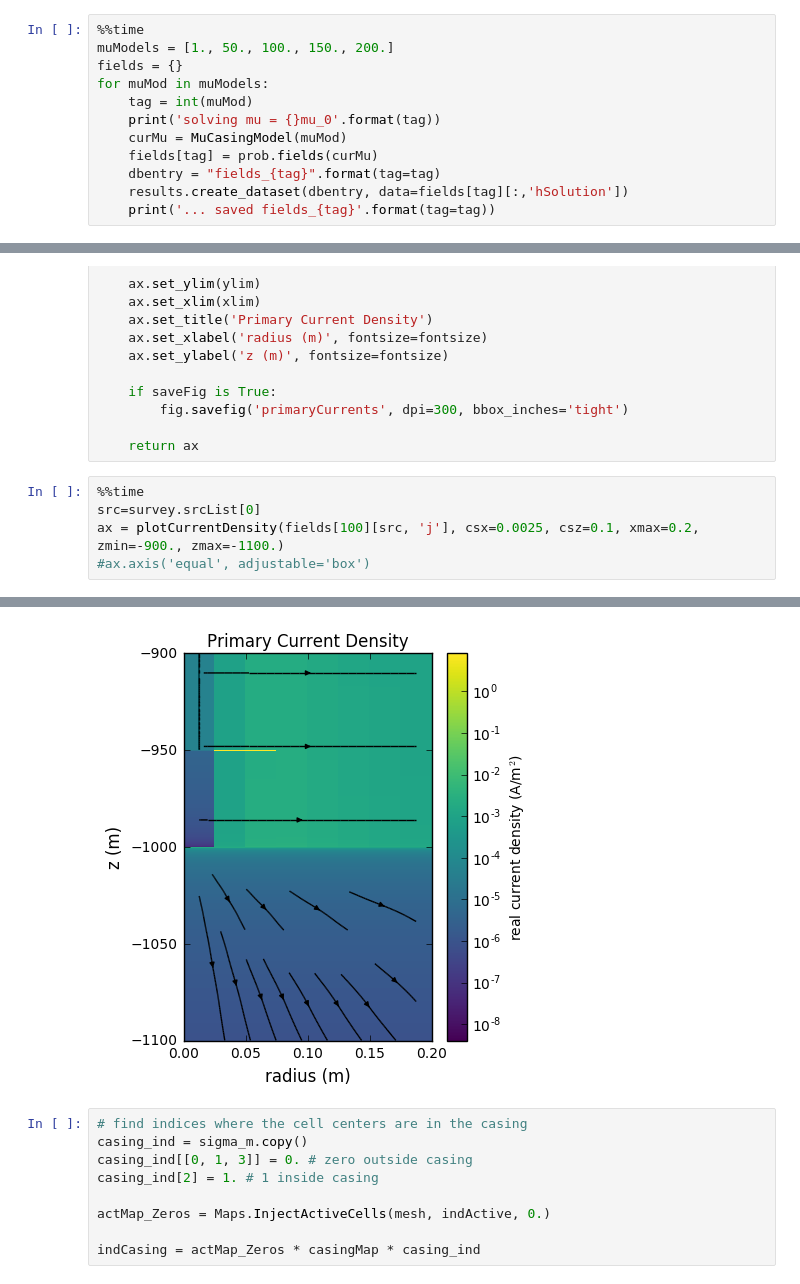
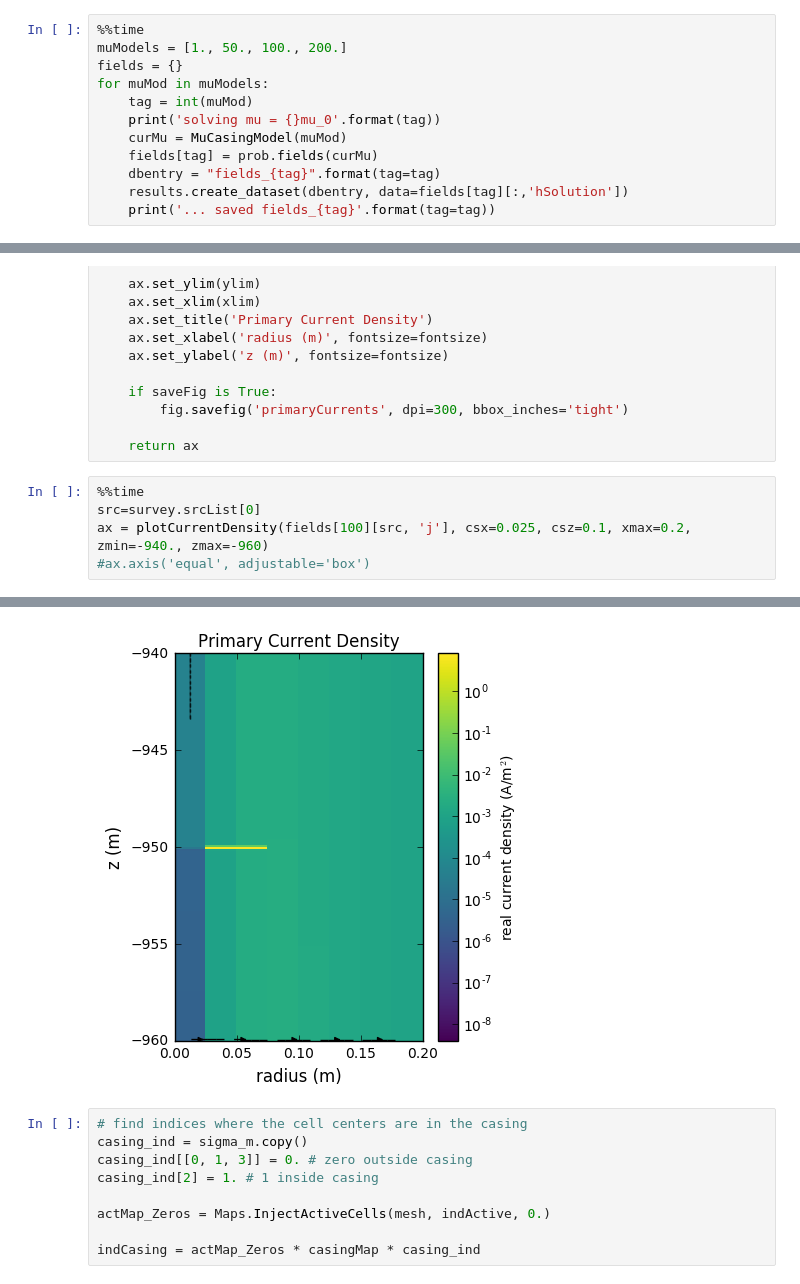
Before and after one commit to simpeg-research/casingSimulations, a Jupyter notebook: Magnetic Permeability Impacts.ipynb, the cells around one changed output, grey strips where cells are left out. Drawn from its saved outputs; the diff is of its cells as text.

Commit message:
updates to the Magnetic Permeability Impacts plotting

```diff
--- a/Magnetic Permeability Impacts.ipynb
+++ b/Magnetic Permeability Impacts.ipynb
@@ -250,7 +250,7 @@ def MuCasingModel(mucasing):
 results = h5py.File("MagneticPermeabilityImpacts.hdf5", "w")
 # %%
 %%time
-muModels = [1., 50., 100., 150., 200.]
+muModels = [1., 50., 100., 200.]
 fields = {}
 for muMod in muModels:
     tag = int(muMod)
@@ -333,6 +331,6 @@ def plotCurrentDensity(
 # %%
 %%time
 src=survey.srcList[0]
-ax = plotCurrentDensity(fields[100][src, 'j'], csx=0.0025, csz=0.1, xmax=0.2, zmin=-900., zmax=-1100.)
+ax = plotCurrentDensity(fields[100][src, 'j'], csx=0.025, csz=0.1, xmax=0.2, zmin=-940., zmax=-960)
 #ax.axis('equal', adjustable='box')
 # %% [output]
@@ -342,4 +340,4 @@ Wall time: 1min 53s
-[figure, old version]
+[figure, new version]
 # %%
 # find indices where the cell centers are in the casing
 casing_ind = sigma_m.copy()
```
Also changed, not shown: parts of 14 cells of this notebook.
